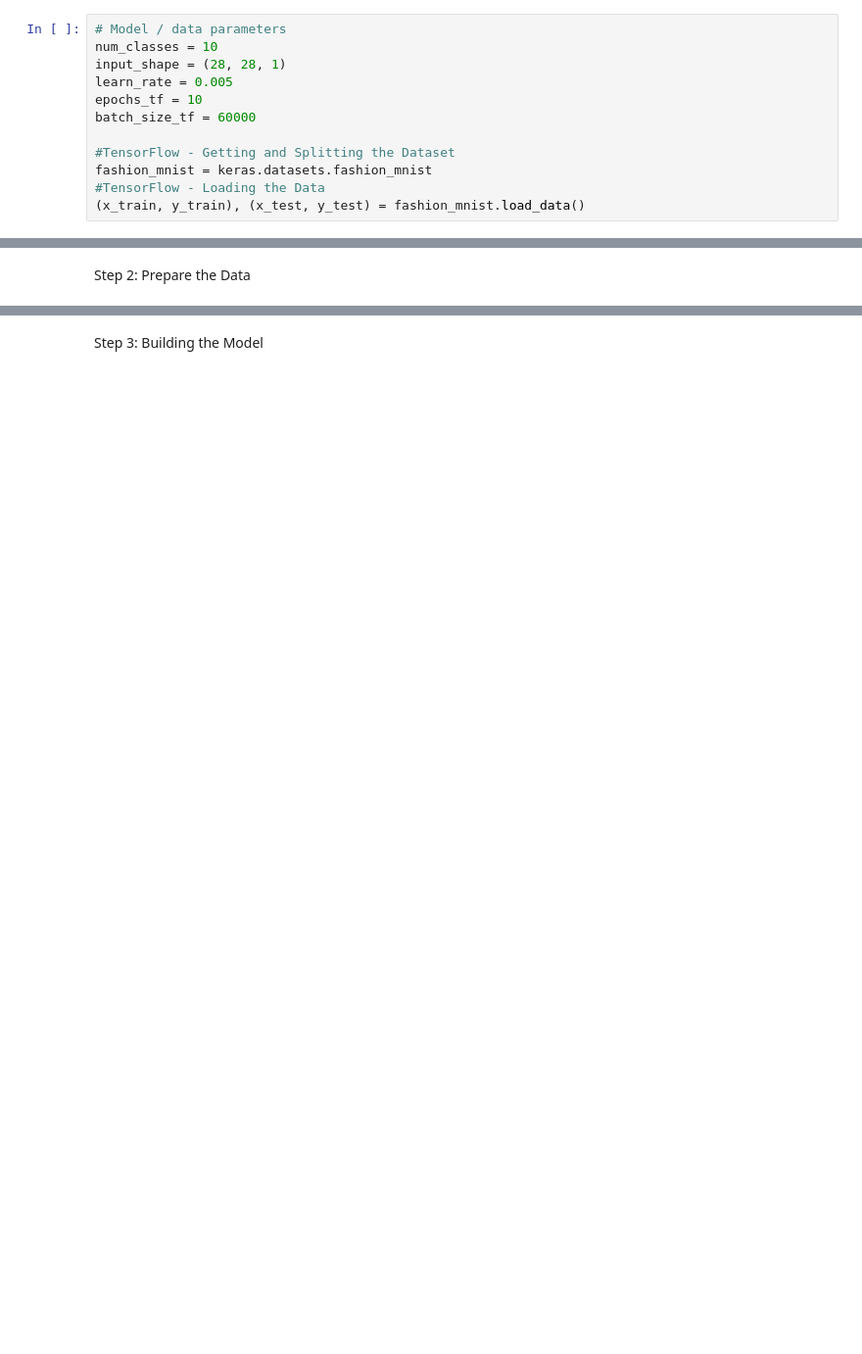
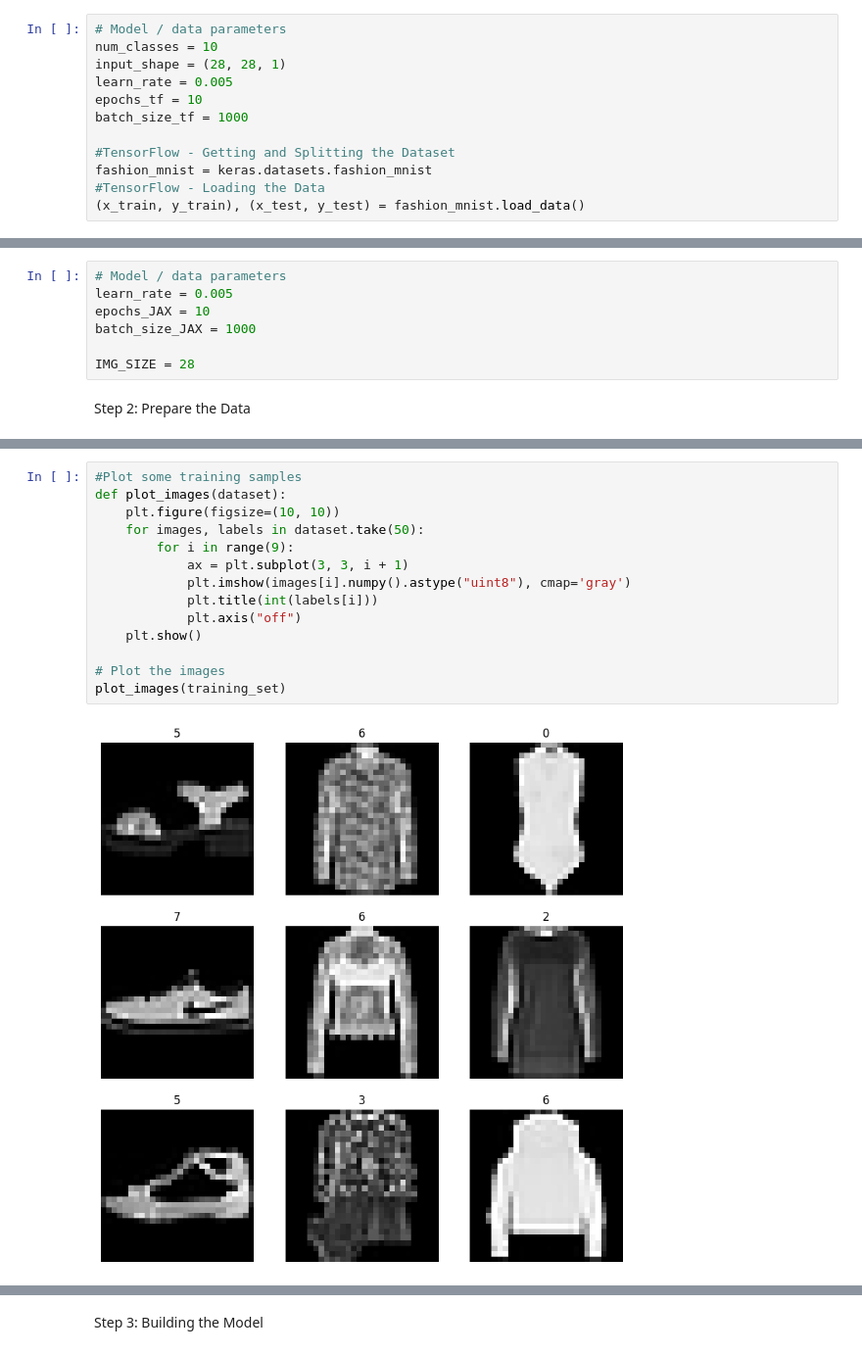
Before and after one commit to mcococcioni/SIC-Machine-Learning, a Jupyter notebook: Test Frameworks Differences 1.ipynb, the cells around one changed output, grey strips where cells are left out. Shown at 98% size. Saved outputs shown, nothing was run; the diff lists cells and outputs as text; blank space fills up the shorter version.

Commit message:
Update JAX part
Training Fashion MNIST using FLAX and JAX

```diff
--- a/Test Frameworks Differences 1.ipynb
+++ b/Test Frameworks Differences 1.ipynb
@@ -415,7 +501,7 @@ num_classes = 10
 input_shape = (28, 28, 1)
 learn_rate = 0.005
 epochs_tf = 10
-batch_size_tf = 60000
+batch_size_tf = 1000
 
 #TensorFlow - Getting and Splitting the Dataset
 fashion_mnist = keras.datasets.fashion_mnist
@@ -557,2 +667,9 @@ import tensorflow_datasets as tfds    # TFDS for MNIST
+# %%
+# Model / data parameters
+learn_rate = 0.005
+epochs_JAX = 10
+batch_size_JAX = 1000
+
+IMG_SIZE = 28
 # %% [markdown]
 Step 2: Prepare the Data
@@ -558,0 +762,16 @@ Step 2: Prepare the Data
+# %%
+#Plot some training samples
+def plot_images(dataset):
+    plt.figure(figsize=(10, 10))
+    for images, labels in dataset.take(50):
+        for i in range(9):
+            ax = plt.subplot(3, 3, i + 1)
+            plt.imshow(images[i].numpy().astype("uint8"), cmap='gray')
+            plt.title(int(labels[i]))
+            plt.axis("off")
+    plt.show()
+
+# Plot the images
+plot_images(training_set)
+# %% [output]
+[figure, added]
```
Also changed, not shown: parts of 24 cells of this notebook.
